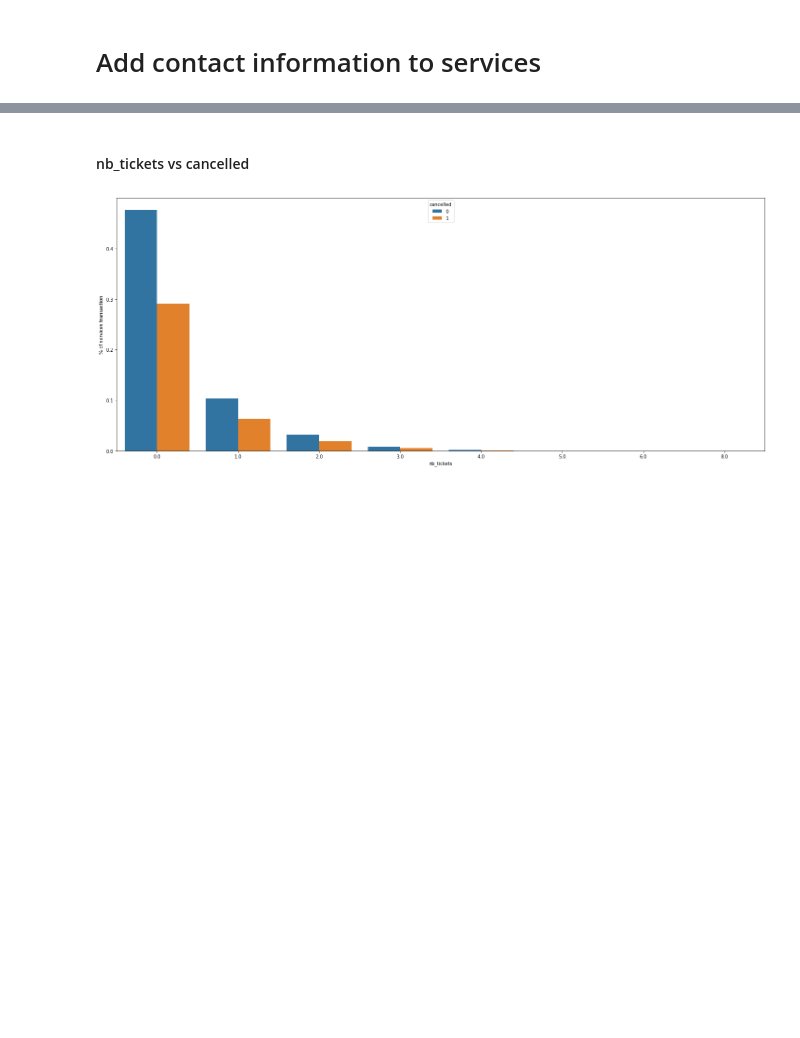
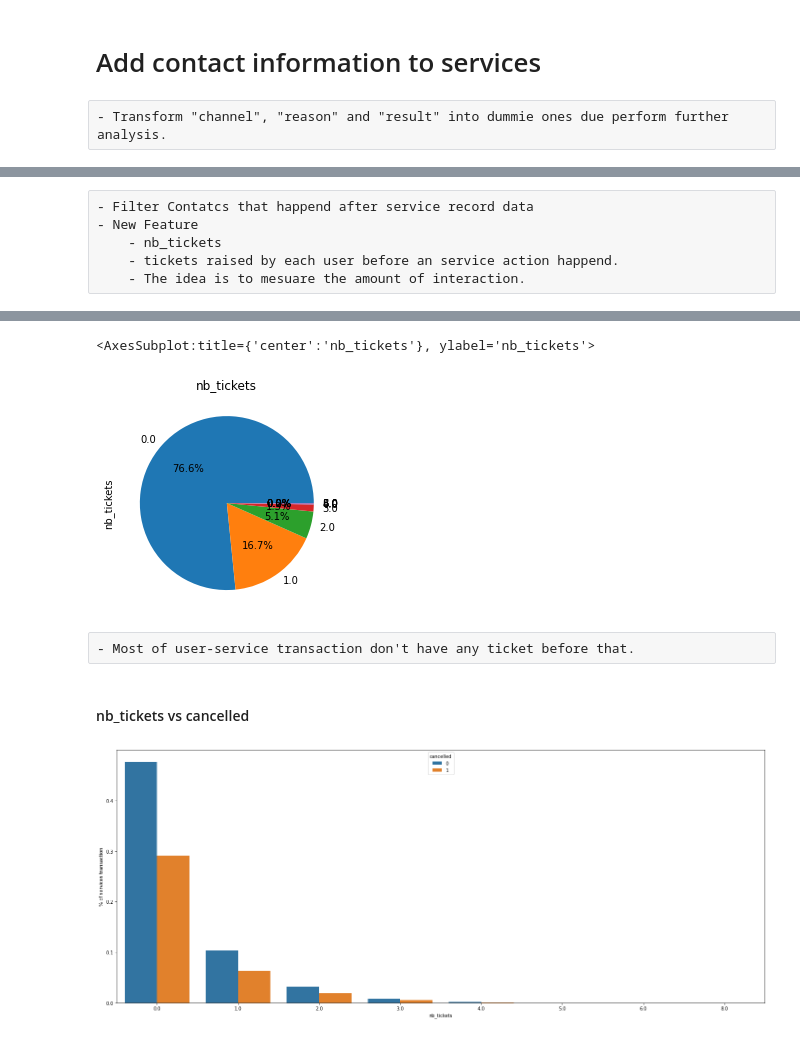
Before and after one commit to nicoperetti/fligoo-tech-interview, a Jupyter notebook: notebooks/EDA.ipynb, the cells around one changed output, grey strips where cells are left out. Drawn from its saved outputs; the diff is of its cells as text; code cells hidden in the pictures; blank space fills up the shorter version.

```diff
--- a/notebooks/EDA.ipynb
+++ b/notebooks/EDA.ipynb
@@ -390,5 +468,7 @@ sns.violinplot(data=service_customer_df, x="cancelled", y="age", inner="quartile
 # %% [markdown]
 # Add contact information to services
+# %% [raw]
+- Transform "channel", "reason" and "result" into dummie ones due perform further analysis.
 # %%
 columns_seed = ["channel", "reason", "result"]
 dummies = pd.get_dummies(contact_df[columns_seed])
@@ -400,6 +480,12 @@ contact_df.head(2)
 |  | cust_id_mask | record_date_contact | channel_app | channel_chat | channel_mail | channel_phone | ... |
 | 0 | 47f6a0dc-80ad-4949-a772-50679ceed8ae | 2018-08-05 | 0 | 0 | 0 | 1 | ... |
 | 1 | b3bc6f32-f71e-4768-98f6-b22c680b9ef5 | 2019-08-10 | 0 | 0 | 0 | 1 | ... |
+# %% [raw]
+- Filter Contatcs that happend after service record data
+- New Feature
+    - nb_tickets
+    - tickets raised by each user before an service action happend.
+    - The idea is to mesuare the amount of interaction.
 # %%
 service_contact_df = service_df[["cust_id_mask", "record_date_service"]].merge(contact_df, how="inner", on="cust_id_mask")
 
@@ -435,6 +521,13 @@ service_contact_df.head(2)
 |  | cust_id_mask | record_date_service | product_id | product_name | default | cancelled | channel_app | ... |
 | 0 | 71e27d92-52c1-4200-a089-b4c8745c0f8b | 2017-04-19 | IS0002 | Insurance 2 | 0 | 0 | 0.0 | ... |
 | 1 | e2a61e4e-248d-49b4-84b6-10fb4171790e | 2017-12-21 | IS0001 | Insurance 1 | 0 | 1 | 0.0 | ... |
+# %%
+service_contact_df["nb_tickets"].value_counts().plot(kind='pie', title="nb_tickets", autopct='%1.1f%%')
+# %% [output]
+<AxesSubplot:title={'center':'nb_tickets'}, ylabel='nb_tickets'>
+[figure, added]
+# %% [raw]
+- Most of user-service transaction don't have any ticket before that.
 # %% [markdown]
 #### nb_tickets vs cancelled
 # %%
```
Also changed, not shown: parts of 30 cells of this notebook, 2 other files.
